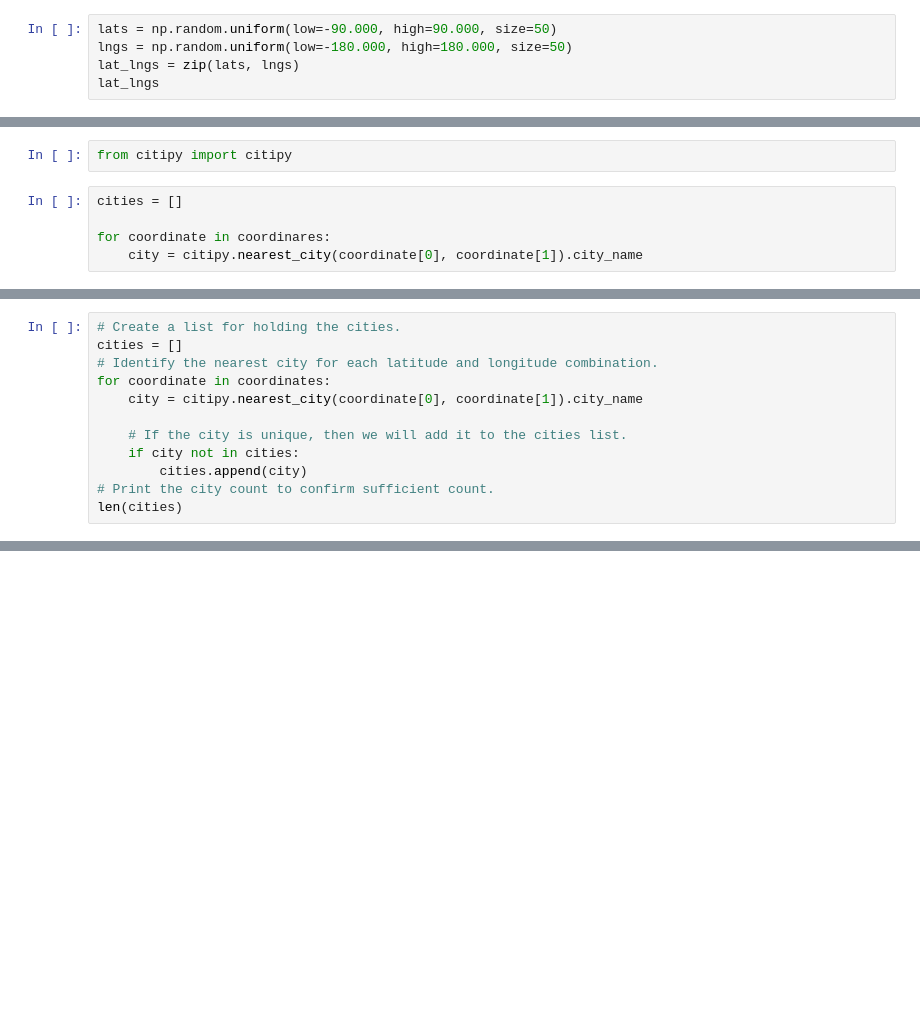
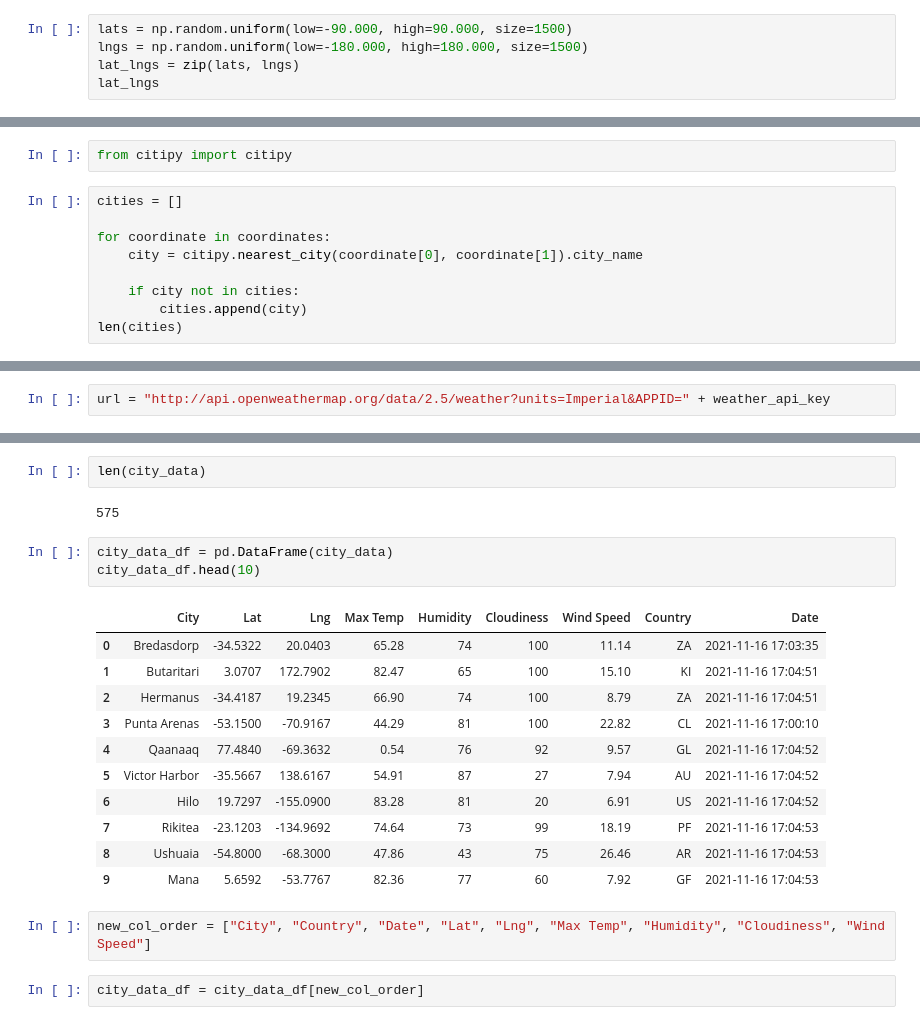
Before and after one commit to michalmichael67/World_Weather_Analysis, a Jupyter notebook: WeatherPy.ipynb, the cells around one changed output, grey strips where cells are left out. Cells and saved outputs as stored; diff of their text form; blank space fills up the shorter version.

```diff
--- a/WeatherPy.ipynb
+++ b/WeatherPy.ipynb
@@ -3,8 +3,8 @@ import pandas as pd
 import matplotlib.pyplot as plt
 import numpy as np
 # %%
-lats = np.random.uniform(low=-90.000, high=90.000, size=50)
-lngs = np.random.uniform(low=-180.000, high=180.000, size=50)
+lats = np.random.uniform(low=-90.000, high=90.000, size=1500)
+lngs = np.random.uniform(low=-180.000, high=180.000, size=1500)
 lat_lngs = zip(lats, lngs)
 lat_lngs
 # %% [output]
@@ -16,5 +16,9 @@ from citipy import citipy
 # %%
 cities = []
 
-for coordinate in coordinares:
+for coordinate in coordinates:
     city = citipy.nearest_city(coordinate[0], coordinate[1]).city_name
+
+    if city not in cities:
+        cities.append(city)
+len(cities)
@@ -21,12 +26,0 @@ for coordinate in coordinares:
-# %%
-# Create a list for holding the cities.
-cities = []
-# Identify the nearest city for each latitude and longitude combination.
-for coordinate in coordinates:
-    city = citipy.nearest_city(coordinate[0], coordinate[1]).city_name
-
-    # If the city is unique, then we will add it to the cities list.
-    if city not in cities:
-        cities.append(city)
-# Print the city count to confirm sufficient count.
-len(cities)
@@ -32,0 +30,2 @@ len(cities)
+# %%
+url = "http://api.openweathermap.org/data/2.5/weather?units=Imperial&APPID=" + weather_api_key
@@ -32,0 +114,23 @@ len(cities)
+# %%
+len(city_data)
+# %% [output]
+575
+# %%
+city_data_df = pd.DataFrame(city_data)
+city_data_df.head(10)
+# %% [output]
+|  | City | Lat | Lng | Max Temp | Humidity | Cloudiness | Wind Speed | Country | Date |
+| 0 | Bredasdorp | -34.5322 | 20.0403 | 65.28 | 74 | 100 | 11.14 | ZA | 2021-11-16 17:03:35 |
+| 1 | Butaritari | 3.0707 | 172.7902 | 82.47 | 65 | 100 | 15.10 | KI | 2021-11-16 17:04:51 |
+| 2 | Hermanus | -34.4187 | 19.2345 | 66.90 | 74 | 100 | 8.79 | ZA | 2021-11-16 17:04:51 |
+| 3 | Punta Arenas | -53.1500 | -70.9167 | 44.29 | 81 | 100 | 22.82 | CL | 2021-11-16 17:00:10 |
+| 4 | Qaanaaq | 77.4840 | -69.3632 | 0.54 | 76 | 92 | 9.57 | GL | 2021-11-16 17:04:52 |
+| 5 | Victor Harbor | -35.5667 | 138.6167 | 54.91 | 87 | 27 | 7.94 | AU | 2021-11-16 17:04:52 |
+| 6 | Hilo | 19.7297 | -155.0900 | 83.28 | 81 | 20 | 6.91 | US | 2021-11-16 17:04:52 |
+| 7 | Rikitea | -23.1203 | -134.9692 | 74.64 | 73 | 99 | 18.19 | PF | 2021-11-16 17:04:53 |
+| 8 | Ushuaia | -54.8000 | -68.3000 | 47.86 | 43 | 75 | 26.46 | AR | 2021-11-16 17:04:53 |
+| 9 | Mana | 5.6592 | -53.7767 | 82.36 | 77 | 60 | 7.92 | GF | 2021-11-16 17:04:53 |
+# %%
+new_col_order = ["City", "Country", "Date", "Lat", "Lng", "Max Temp", "Humidity", "Cloudiness", "Wind Speed"]
+# %%
+city_data_df = city_data_df[new_col_order]
```
Also changed, not shown: parts of 6 cells of this notebook, 4 other files.
